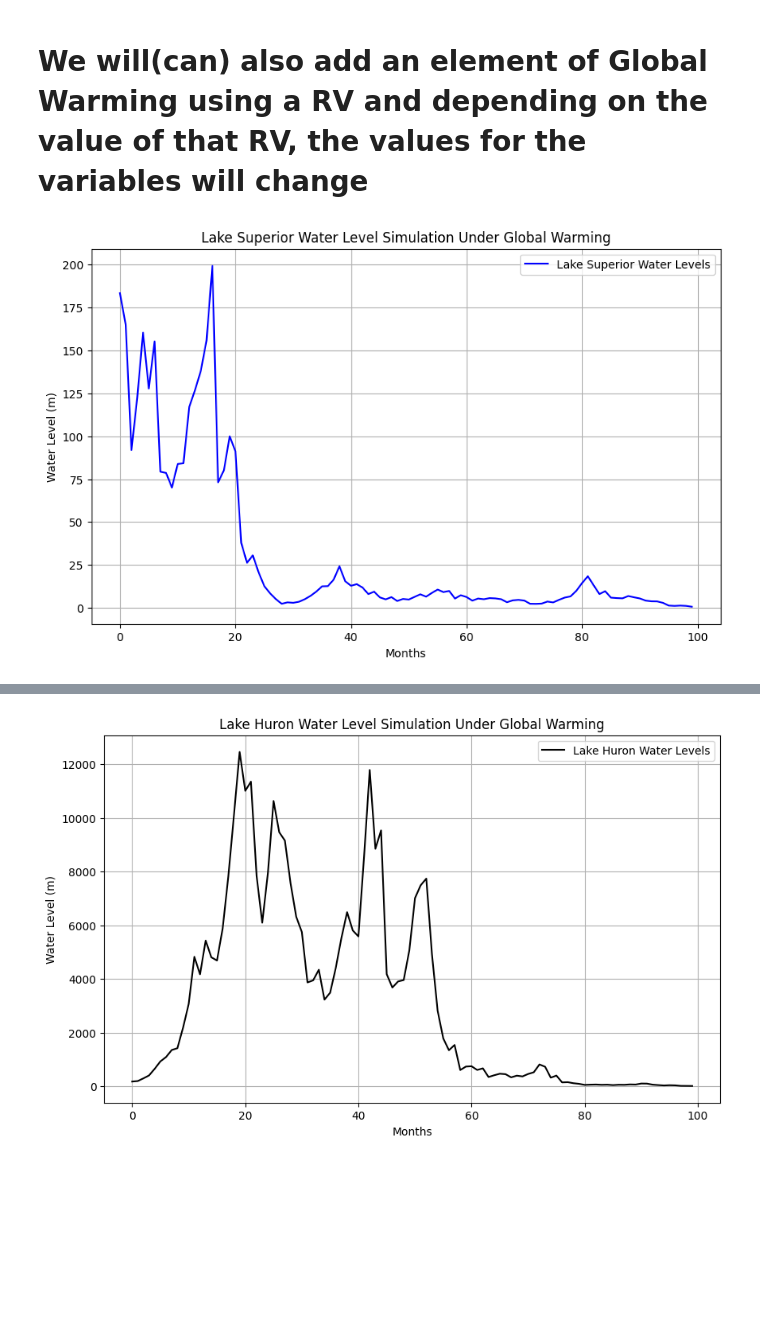
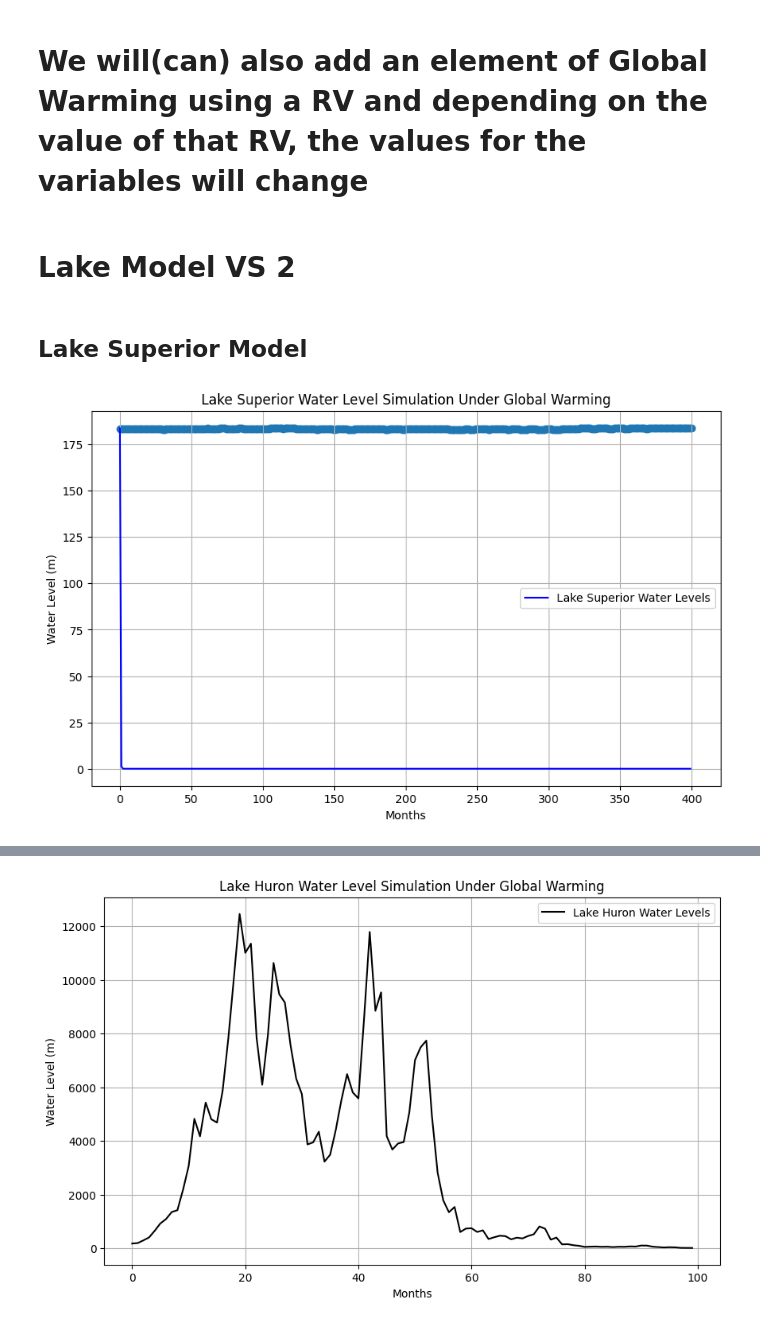
Before and after one commit to EmilioD19/Math-42-Final-Project, a Jupyter notebook: Final Project-Math42 (2).ipynb, the cells around one changed output, grey strips where cells are left out. Saved outputs shown, nothing was run; the diff lists cells and outputs as text; code cells hidden in the pictures; blank space fills up the shorter version.

Commit message:
Lake Superior Model

```diff
--- a/Final Project-Math42 (2).ipynb
+++ b/Final Project-Math42 (2).ipynb
@@ -512,3 +471,7 @@ Initial water level: 173.9
 # %% [markdown]
 # The values for P, E, IF & OF will be random variables based on the average amount of each that occurs for each lake
 # We will(can) also add an element of Global Warming using a RV and depending on the value of that RV, the values for the variables will change
+# %% [markdown]
+# Lake Model VS 2
+# %% [markdown]
+## Lake Superior Model
@@ -515,50 +481,42 @@ Initial water level: 173.9
 # %%
 import matplotlib.pyplot as plt
 import numpy as np
 
 # Parameters
-n = 100  # Number of steps
-initial_water_level = 183.4  # Initial water level for Lake Superior
+n = 400  # Number of steps
+initial_water_level = 183.53  # Initial water level for Lake Superior
 
 # Define the Random Uniform Variables
-p = np.random.uniform(1, 2, size=n)  # Adjusted precipitation factor
-e = np.random.uniform(0.4, 0.7, size=n)  # Adjusted evaporation factor
+p = np.random.uniform(-.0000614, .04, size=n)  # Adjusted precipitation factor
+e = np.random.uniform(0.000048, 0.021, size=n)  # Adjusted evaporation factor. Bounds: 25% - 75%
 r = 0.0061  # Percent of water from Superior to Huron
-inflow = np.random.uniform(0.006, 0.1, size=n)  # Inflow from rivers/other sources
+inflow = np.random.uniform(.0031, 0.067, size=n)  # Inflow from rivers/other sources
 
 # Global warming element
 g = np.random.uniform(0, 1, size=n)
 
 # Initialize water levels
 w = [initial_water_level]
 
 # Simulate water levels
 for i in range(1, n):
-    # Apply global warming effect
-    if g[i] > 0.5:  # Randomly introduce global warming effects
-        if np.random.uniform(0, 1) > 0.5:
-            p[i] += 0.01
-            e[i] += 0.01
-            r += 0.001
-        else:
-            p[i] -= 0.01
-            e[i] -= 0.01
-            r -= 0.001
     # Calculate the new water level
-    new_level = w[i-1] * (p[i] + inflow[i] - e[i] - r)
+    new_level = w[i-1] * (p[i] + inflow[i] - e[i] - r )
     w.append(max(new_level, 0))  # Prevent negative water levels
 
 # Plot the results
 plt.figure(figsize=(10, 6))
+plt.scatter(np.linspace(0, 400, 400), lake_superior_df.iloc[-400:, 3])
 plt.plot(range(n), w, label="Lake Superior Water Levels", color='blue')
 plt.xlabel("Months")
 plt.ylabel("Water Level (m)")
+#plt.ylim(180, 185)
 plt.title("Lake Superior Water Level Simulation Under Global Warming")
 plt.legend()
 plt.grid()
 plt.show()
 # %% [output]
-[figure, old version]
+[figure, new version]
 # %%
 import matplotlib.pyplot as plt
 import numpy as np
```
Also changed, not shown: parts of 11 cells of this notebook, 8 other files.
